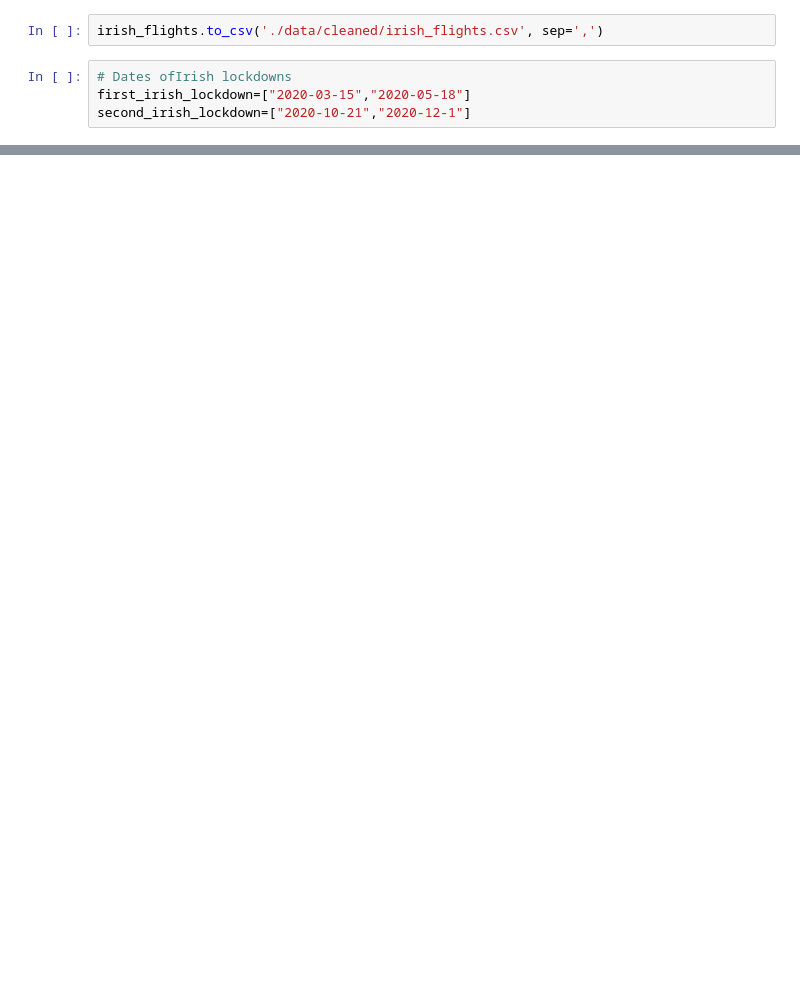
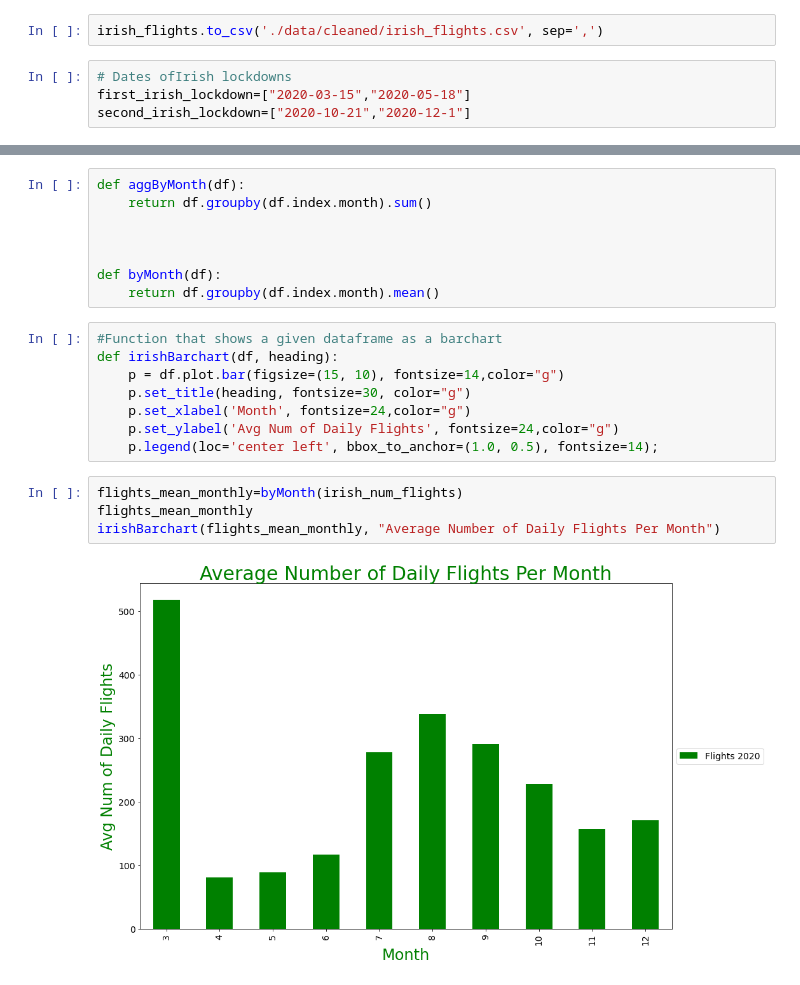
Before and after one commit to Truncation-Nation/hack4change, a Jupyter notebook: flight-data.ipynb, the cells around one changed output, grey strips where cells are left out. Drawn from its saved outputs; the diff is of its cells as text; blank space fills up the shorter version.

```diff
--- a/flight-data.ipynb
+++ b/flight-data.ipynb
@@ -92,0 +94,22 @@ irishLineGraph(irish_num_flights, "Number Of Irish Flights")
+# %%
+def aggByMonth(df):
+    return df.groupby(df.index.month).sum()
+
+
+
+def byMonth(df):
+    return df.groupby(df.index.month).mean()
+# %%
+#Function that shows a given dataframe as a barchart
+def irishBarchart(df, heading):
+    p = df.plot.bar(figsize=(15, 10), fontsize=14,color="g")
+    p.set_title(heading, fontsize=30, color="g")
+    p.set_xlabel('Month', fontsize=24,color="g")
+    p.set_ylabel('Avg Num of Daily Flights', fontsize=24,color="g")
+    p.legend(loc='center left', bbox_to_anchor=(1.0, 0.5), fontsize=14);
+# %%
+flights_mean_monthly=byMonth(irish_num_flights)
+flights_mean_monthly
+irishBarchart(flights_mean_monthly, "Average Number of Daily Flights Per Month")
+# %% [output]
+[figure, added]
```
Also changed, not shown: parts of 6 cells of this notebook.
